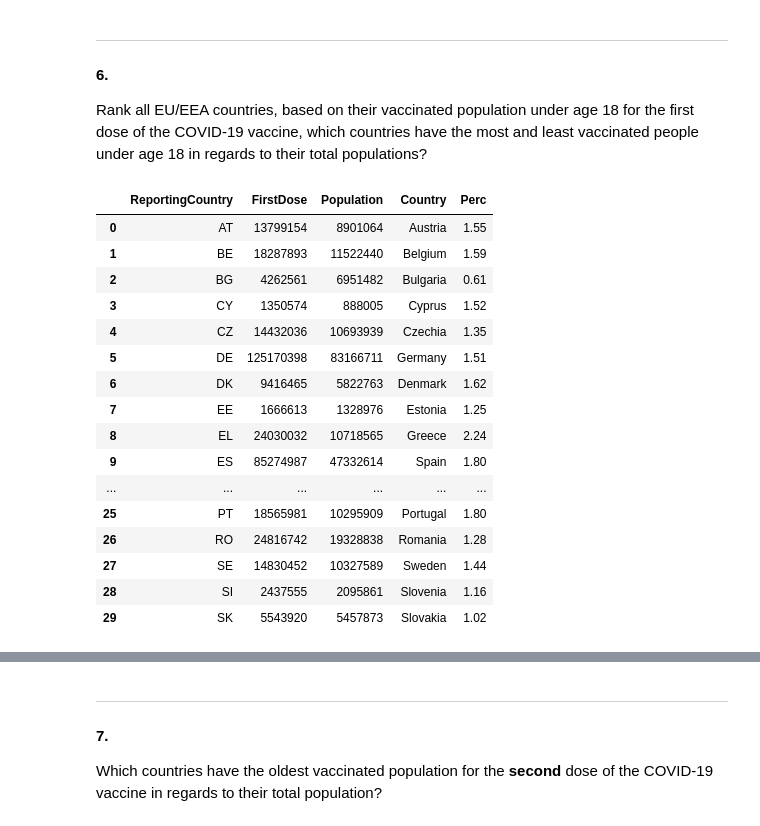
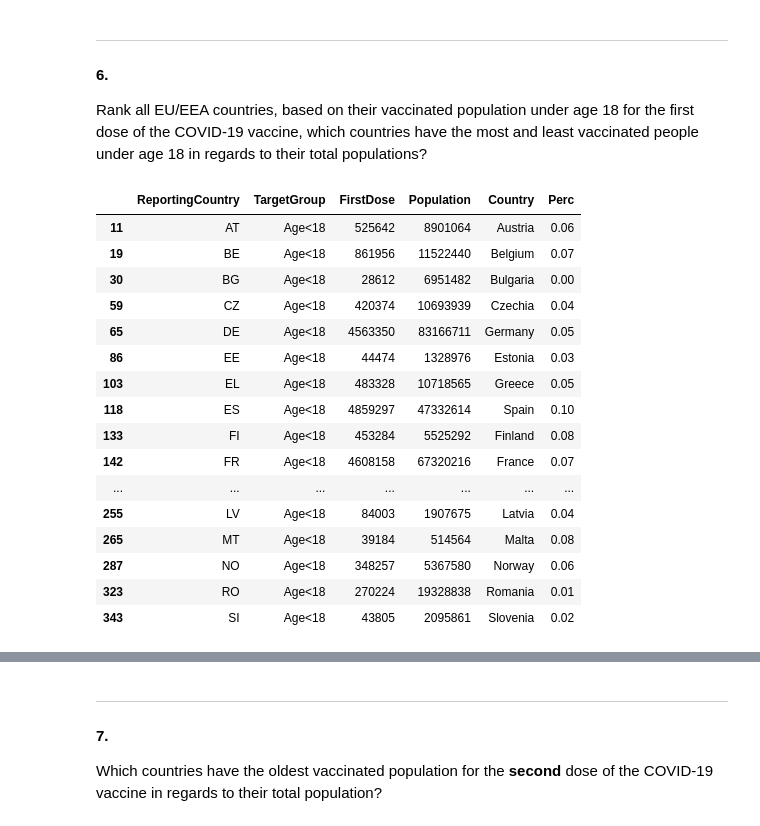
Before and after one commit to Globose/dv1597, a Jupyter notebook: a2/book.ipynb, the cells around one changed output, grey strips where cells are left out. Drawn from its saved outputs; the diff is of its cells as text; code cells hidden in the pictures.

```diff
--- a/a2/book.ipynb
+++ b/a2/book.ipynb
@@ -111,8 +113,7 @@ df_admissions # 3
 # %%
 # Country population data
-df_pop = df_daily.copy().groupby('countriesAndTerritories').first().reset_index()
+df_pop = df_daily_original.copy().groupby('countriesAndTerritories').first().reset_index()
 df_pop.drop(['dateRep', 'day','month', 'year', 'cases','deaths','countryterritoryCode', 'continentExp'], axis=1, inplace=True)
-# print(df_pop)
 
 pop_dict = {}
 name_dict = {}
@@ -130,0 +134,15 @@ print(name_dict)
+# %%
+df_vaccination = df_vaccination_original.copy()
+df_vaccination = df_vaccination.drop(df_vaccination[df_vaccination['Region'] != df_vaccination['ReportingCountry']].index)
+
+# Country group
+df_cg = df_vaccination.groupby('ReportingCountry')
+print(len(df_cg))
+for c in df_cg:
+    cc = c[0]
+    df_fin = df_vaccination.loc[df_vaccination['ReportingCountry'] == c[0]]
+    df_fin = df_fin.groupby('TargetGroup')['FirstDose'].sum().reset_index()
+    df_fin.set_index('')
+    if 'Age<18' not in df_fin['TargetGroup'].values:
+        print(name_dict.get(cc))
+        display(df_fin)
@@ -329,65 +436,58 @@ Rank all EU/EEA countries, based on their vaccinated population under age 18 for
 # # Al stupid
 # target_drops = []
 # target_drops.extend(['Age<18'])
 # target_drops.extend(['Age18_24','Age25_49','Age50_59','Age60_69', 'Age70_79','Age80+'])
 # target_drops.extend(['1_Age<60', '1_Age60+'])
 # target_drops.extend(['ALL', 'HCW', 'LTCF', 'AgeUNK'])
 # # target_drops.extend(['Age0_4', 'Age5_9', 'Age10_14', 'Age15_17'])
 
 # Copy dataset
 df6 = df_vaccination.copy()
 
 # Remove local regions
-df6 = df6.drop(df6[df6['Region'] != df6['ReportingCountry']].index)
+# df6 = df6.drop(df6[df6['Region'] != df6['ReportingCountry']].index)
 # for target in target_drops:
 #     df6 = df6.drop(df6[df6['TargetGroup'] == target].index)
 
 # Drop 18+ ages
-df61 = df6.copy()
-df18 = df61.drop(df61[df61['TargetGroup'] != 'Age<18'].index)
-
-# Country group
-# df_cg = df6.groupby('ReportingCountry')
-# for c in df_cg:
-#     cc = c[0]
-#     print(name_dict.get(cc))
-#     df_fin = df6.loc[df6['ReportingCountry'] == c[0]]
-#     df_fin = df_fin.groupby('TargetGroup')['FirstDose'].sum().reset_index()
-#     display(df_fin)
+# df61 = df6.copy()
+# df18 = df6.drop(df6[df6['TargetGroup'] != 'Age<18'].index)
 
 # Groupby first dose
-df6g = df6.groupby('ReportingCountry')['FirstDose'].sum().reset_index()
-df18g = df18.groupby('ReportingCountry')['FirstDose'].sum().reset_index()
+df6g = df6.groupby(['ReportingCountry','TargetGroup'])['FirstDose'].sum().reset_index()
+df6g = df6g.loc[df6g['TargetGroup'] == 'Age<18']
+# df18g = df18.groupby('ReportingCountry')['FirstDose'].sum().reset_index()
 
 # Add Population data and country name
 df6g['Population'] =df6g['ReportingCountry'].map(pop_dict)
 df6g['Country'] =df6g['ReportingCountry'].map(name_dict)
-df18g['Population'] = df18g['ReportingCountry'].map(pop_dict)
-df18g['Country'] =df18g['ReportingCountry'].map(name_dict)
+# df18g['Population'] = df18g['ReportingCountry'].map(pop_dict)
+# df18g['Country'] =df18g['ReportingCountry'].map(name_dict)
 
 # Calculate percentage of total population
 df6g['Perc'] = (df6g['FirstDose']/df6g['Population']).round(2)
-df18g['Perc'] = (df18g['FirstDose']/df18g['Population']).round(2)
+# df18g['Perc'] = (df18g['FirstDose']/df18g['Population']).round(2)
 
 # Sort
 # df6g = df6g.sort_values('Perc').reset_index(drop=True)
 display(df6g)
-display(df18g)
+print(len(df6g))
+# display(df18g)
 # %% [output]
-|  | ReportingCountry | FirstDose | Population | Country | Perc |
-| 0 | AT | 13799154 | 8901064 | Austria | 1.55 |
-| 1 | BE | 18287893 | 11522440 | Belgium | 1.59 |
-| 2 | BG | 4262561 | 6951482 | Bulgaria | 0.61 |
-| 3 | CY | 1350574 | 888005 | Cyprus | 1.52 |
-| 4 | CZ | 14432036 | 10693939 | Czechia | 1.35 |
-| 5 | DE | 125170398 | 83166711 | Germany | 1.51 |
-| 6 | DK | 9416465 | 5822763 | Denmark | 1.62 |
-| 7 | EE | 1666613 | 1328976 | Estonia | 1.25 |
-| 8 | EL | 24030032 | 10718565 | Greece | 2.24 |
-| 9 | ES | 85274987 | 47332614 | Spain | 1.80 |
-| ... | ... | ... | ... | ... | ... |
-| 25 | PT | 18565981 | 10295909 | Portugal | 1.80 |
-| 26 | RO | 24816742 | 19328838 | Romania | 1.28 |
-| 27 | SE | 14830452 | 10327589 | Sweden | 1.44 |
-| 28 | SI | 2437555 | 2095861 | Slovenia | 1.16 |
-| 29 | SK | 5543920 | 5457873 | Slovakia | 1.02 |
+|  | ReportingCountry | TargetGroup | FirstDose | Population | Country | Perc |
+| 11 | AT | Age<18 | 525642 | 8901064 | Austria | 0.06 |
+| 19 | BE | Age<18 | 861956 | 11522440 | Belgium | 0.07 |
+| 30 | BG | Age<18 | 28612 | 6951482 | Bulgaria | 0.00 |
+| 59 | CZ | Age<18 | 420374 | 10693939 | Czechia | 0.04 |
+| 65 | DE | Age<18 | 4563350 | 83166711 | Germany | 0.05 |
+| 86 | EE | Age<18 | 44474 | 1328976 | Estonia | 0.03 |
+| 103 | EL | Age<18 | 483328 | 10718565 | Greece | 0.05 |
+| 118 | ES | Age<18 | 4859297 | 47332614 | Spain | 0.10 |
+| 133 | FI | Age<18 | 453284 | 5525292 | Finland | 0.08 |
+| 142 | FR | Age<18 | 4608158 | 67320216 | France | 0.07 |
+| ... | ... | ... | ... | ... | ... | ... |
+| 255 | LV | Age<18 | 84003 | 1907675 | Latvia | 0.04 |
+| 265 | MT | Age<18 | 39184 | 514564 | Malta | 0.08 |
+| 287 | NO | Age<18 | 348257 | 5367580 | Norway | 0.06 |
+| 323 | RO | Age<18 | 270224 | 19328838 | Romania | 0.01 |
+| 343 | SI | Age<18 | 43805 | 2095861 | Slovenia | 0.02 |
```
Also changed, not shown: parts of 8 cells of this notebook.
